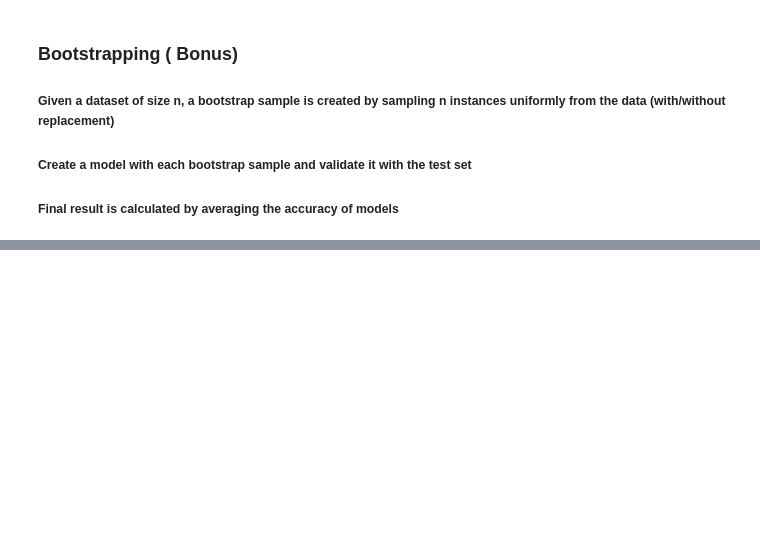
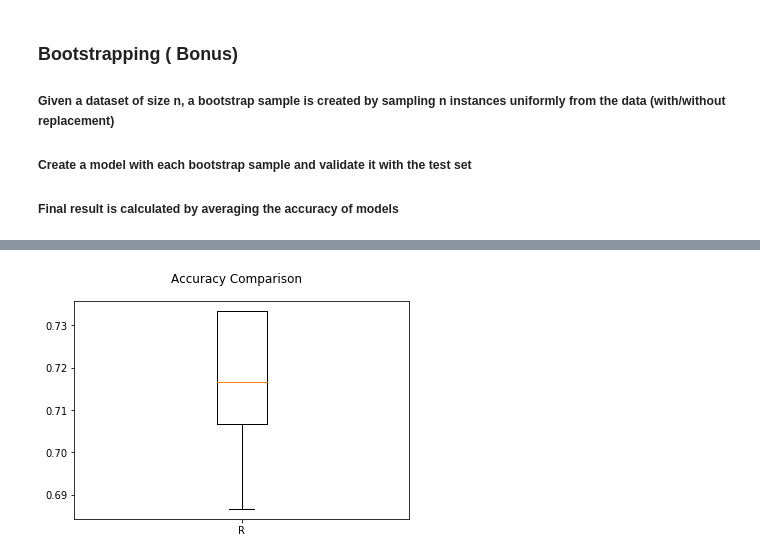
Before and after one commit to GreatLearningAIML1/bangalore-feb-batch-siju-samuel, a Jupyter notebook: R4_Lab_External_ValidationAccuracy/R4_External_Lab_Validation_Accuracy.ipynb, the cells around one changed output, grey strips where cells are left out. Saved outputs shown, nothing was run; the diff lists cells and outputs as text; code cells hidden in the pictures; blank space fills up the shorter version.

```diff
--- a/R4_Lab_External_ValidationAccuracy/R4_External_Lab_Validation_Accuracy.ipynb
+++ b/R4_Lab_External_ValidationAccuracy/R4_External_Lab_Validation_Accuracy.ipynb
@@ -345,9 +419,9 @@ from sklearn.utils import resample
 from sklearn.metrics import accuracy_score
 
 for i in range(bootstrap_iteration):
-    X_, y_ = resample(X_train, y_train)
-    rfm.fit(X_, y_)
-    y_pred = rfm.predict(X_test)
-
-    acc = accuracy_score(y_pred, y_test)
+    X_, y_ = resample(X_train, Y_train)
+    Rf_model.fit(X_, y_)
+    y_pred = Rf_model.predict(X_test)
+    acc = accuracy_score(y_pred, Y_test)
     accuracy.append(acc)
+print(accuracy)
@@ -362,0 +439,10 @@ Standard deviation:  0.014966629547095768
+# %%
+# boxplot algorithm comparison
+fig = plt.figure()
+fig.suptitle('Accuracy Comparison')
+ax = fig.add_subplot(111)
+plt.boxplot(accuracy)
+ax.set_xticklabels("Random Forest")
+plt.show()
+# %% [output]
+[figure, added]
```
Also changed, not shown: parts of 16 cells of this notebook.
